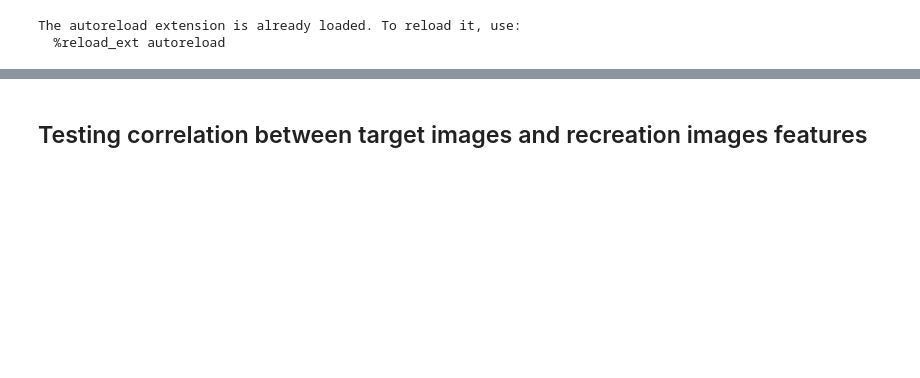
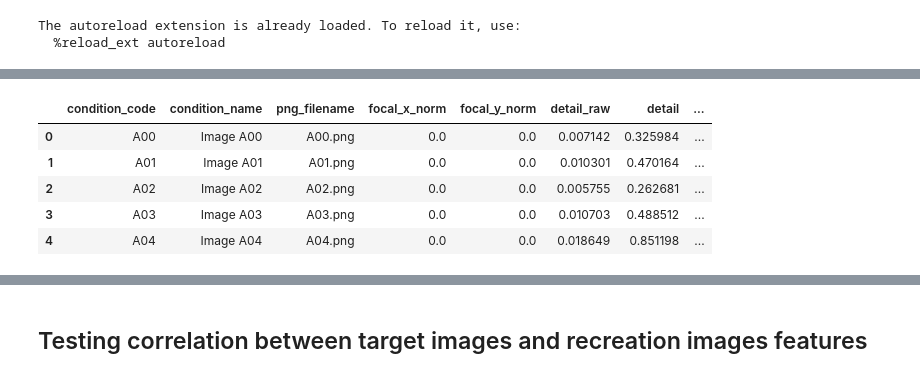
Before and after one commit to trevorhewitt/vizex_replication, a Jupyter notebook: 010_notebooks/030_feature_validation_analysis.ipynb, the cells around one changed output, grey strips where cells are left out. Cells and saved outputs as stored; diff of their text form; code cells hidden in the pictures; blank space fills up the shorter version.

Commit message:
updating notebooks to work with new data structure

```diff
--- a/010_notebooks/030_feature_validation_analysis.ipynb
+++ b/010_notebooks/030_feature_validation_analysis.ipynb
@@ -36,13 +36,11 @@ import statsmodels.formula.api as smf
 # %%
 ## define filepaths
 
-project_path =  Path().resolve().parent #os.path.dirname(os.getcwd())
+project_path =  Path().resolve().parent
 tables_path = os.path.join(project_path, "015_tables")
-raw_data_path = os.path.join(project_path, "000_raw_data")
-raw_data_path_interface = os.path.join(raw_data_path, "interface")
-raw_data_path_drawings = os.path.join(raw_data_path, "drawings")
+raw_data_path = os.path.join(project_path, "005_cleaned_data")
+raw_data_path_targets = os.path.join(project_path, "007_targets")
 viz_path = os.path.join(project_path, "020_visualizations")
-VIZ_PATH = viz_path
 
 print(project_path)
 # %% [output]
@@ -148,0 +65,63 @@ Random samples from Interface Targets dataset:
+# %%
+# -------------------------------
+# Load CSVs and register datasets
+# (VizEx single-experiment version)
+# -------------------------------
+
+# Paths to CSV files
+vizex_csv_path = os.path.join(tables_path, "vizex_features.csv")
+vizex_targets_csv_path = os.path.join(tables_path, "vizex_targets_features.csv")
+
+# Read CSVs
+df_vizex = pd.read_csv(vizex_csv_path)
+df_vizex_targets = pd.read_csv(vizex_targets_csv_path)
+
+# Create working copies (this is where we’ll add focal points + feature columns)
+df_vizex_features = df_vizex.copy(deep=True)
+df_vizex_targets_features = df_vizex_targets.copy(deep=True)
+
+# Quick checks
+display(df_vizex.head())
+display(df_vizex_targets.head())
+
+# Image roots (edit these if your on-disk folder names differ)
+raw_data_path_vizex = raw_data_path                 # participant images
+raw_data_path_targets_vizex = raw_data_path_targets # target images
+
+image_paths = {
+    "vizex": raw_data_path_vizex,
+    "vizex_targets": raw_data_path_targets_vizex,
+}
+
+# Dataset registry
+# - dataset_id: selects dataframe + image path
+# - domain_key: selects preprocessing conventions (now just 'vizex')
+datasets = {
+    "vizex": {
+        "name": "VizEx",
+        "domain_key": "vizex",
+        "df_raw": df_vizex,
+        "df": df_vizex_features,          # working df
+        "image_path": image_paths["vizex"],
+    },
+    "vizex_targets": {
+        "name": "VizEx Targets",
+        "domain_key": "vizex",            # IMPORTANT: preprocess like vizex
+        "df_raw": df_vizex_targets,
+        "df": df_vizex_targets_features,
+        "image_path": image_paths["vizex_targets"],
+    },
+}
+
+# Sanity checks: required columns
+REQUIRED_COLS = ["png_filename"]
+for k, ds in datasets.items():
+    missing = [c for c in REQUIRED_COLS if c not in ds["df"].columns]
+    if missing:
+        raise KeyError(f"Dataset '{k}' is missing required columns in df: {missing}")
+
+# Sanity checks: image_path exists
+for k, ds in datasets.items():
+    if not os.path.isdir(ds["image_path"]):
+        print(f"WARNING: image_path not found for '{k}': {ds['image_path']}")
+# %% [output]
@@ -148,0 +134,6 @@ Random samples from Interface Targets dataset:
+|  | condition_code | condition_name | png_filename | focal_x_norm | focal_y_norm | detail_raw | detail | ... |
+| 0 | A00 | Image A00 | A00.png | 0.0 | 0.0 | 0.007142 | 0.325984 | ... |
+| 1 | A01 | Image A01 | A01.png | 0.0 | 0.0 | 0.010301 | 0.470164 | ... |
+| 2 | A02 | Image A02 | A02.png | 0.0 | 0.0 | 0.005755 | 0.262681 | ... |
+| 3 | A03 | Image A03 | A03.png | 0.0 | 0.0 | 0.010703 | 0.488512 | ... |
+| 4 | A04 | Image A04 | A04.png | 0.0 | 0.0 | 0.018649 | 0.851198 | ... |
```
Also changed, not shown: parts of 5 cells of this notebook, 2 other files.
